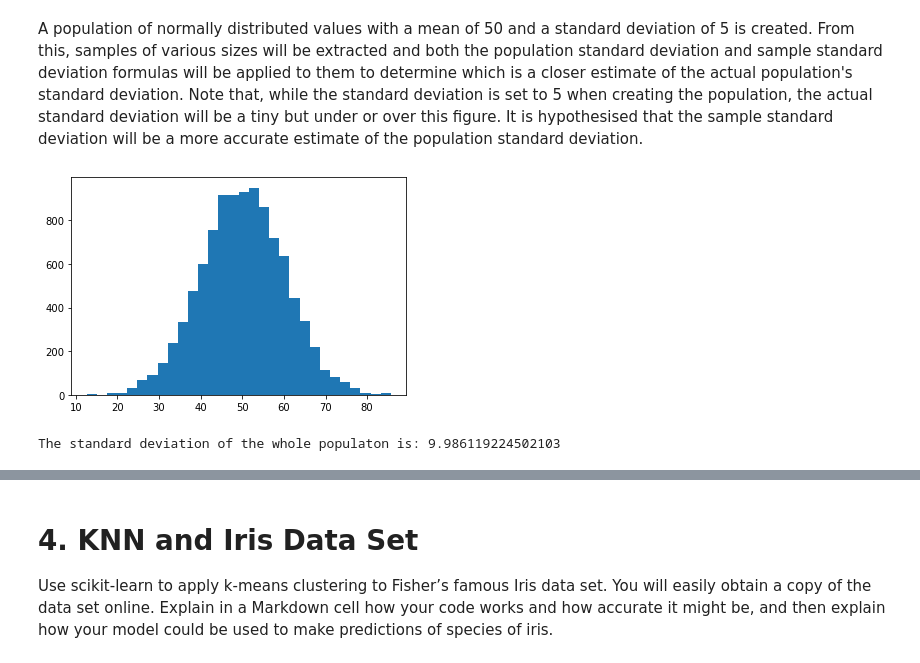
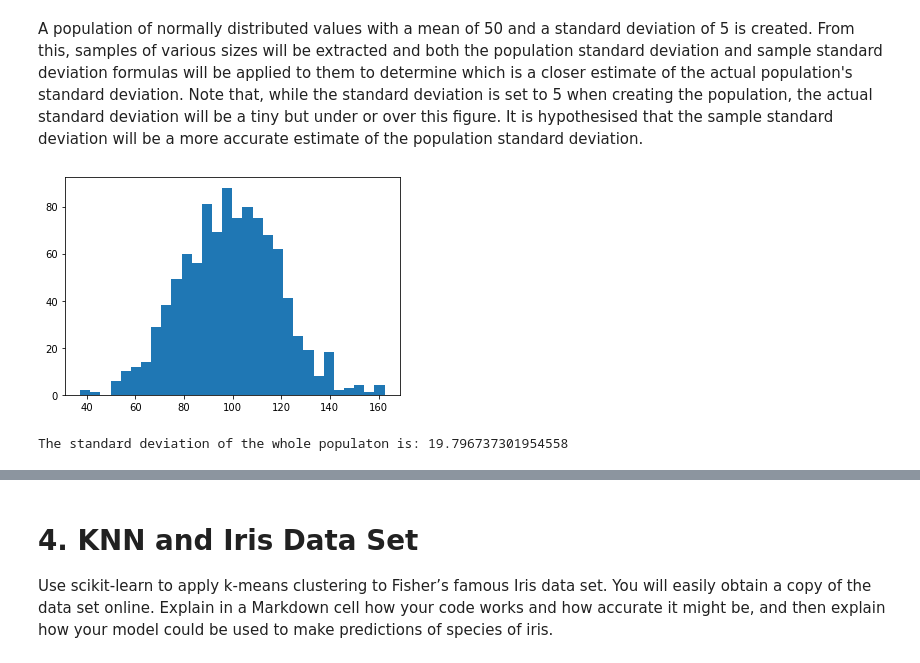
Before and after one commit to jennifer-ryan/machine-learning-tasks, a Jupyter notebook: Tasks.ipynb, the cells around one changed output, grey strips where cells are left out. Saved outputs shown, nothing was run; the diff lists cells and outputs as text; code cells hidden in the pictures.

```diff
--- a/Tasks.ipynb
+++ b/Tasks.ipynb
@@ -397,19 +397,19 @@ Indeed, the Microsoft documentation for Excel's STDEV.P function states that STD
 A population of normally distributed values with a mean of 50 and a standard deviation of 5 is created. From this, samples of various sizes will be extracted and both the population standard deviation and sample standard deviation formulas will be applied to them to determine which is a closer estimate of the actual population's standard deviation. Note that, while the standard deviation is set to 5 when creating the population, the actual standard deviation will be a tiny but under or over this figure. It is hypothesised that the sample standard deviation will be a more accurate estimate of the population standard deviation.
 # %%
 # Set mean and standard deviation
-mean = 50
-sdev = 10
+mean = 100
+sdev = 20
 
 # Population
-pop = np.random.normal(mean, sdev, size=10000)
+pop = np.random.normal(mean, sdev, size=1000)
 
 # Plot population
 plt.hist(pop, 30)
 plt.show()
 # %% [output]
-[figure, old version]
+[figure, new version]
 # %%
 whole_pop_sdev = np.sqrt(np.sum((pop - np.mean(pop))**2)/len(pop))
 print(f"The standard deviation of the whole populaton is: {whole_pop_sdev}")
 # %% [output]
-The standard deviation of the whole populaton is: 9.986119224502103
+The standard deviation of the whole populaton is: 19.796737301954558
```
Also changed, not shown: parts of 4 cells of this notebook.
